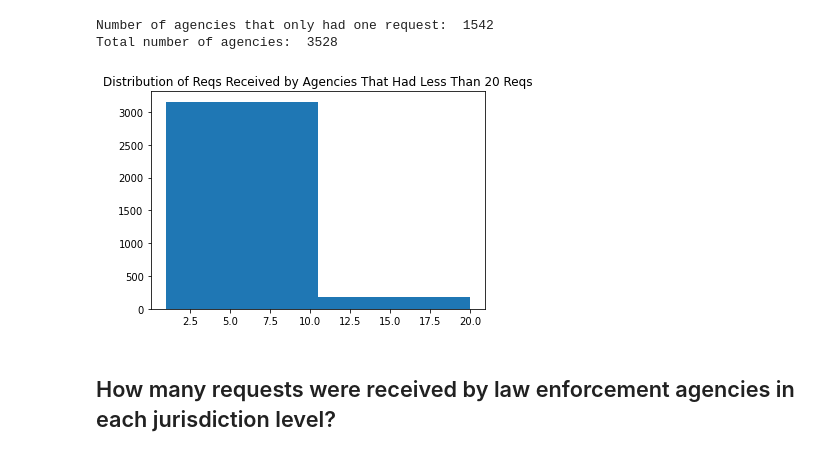
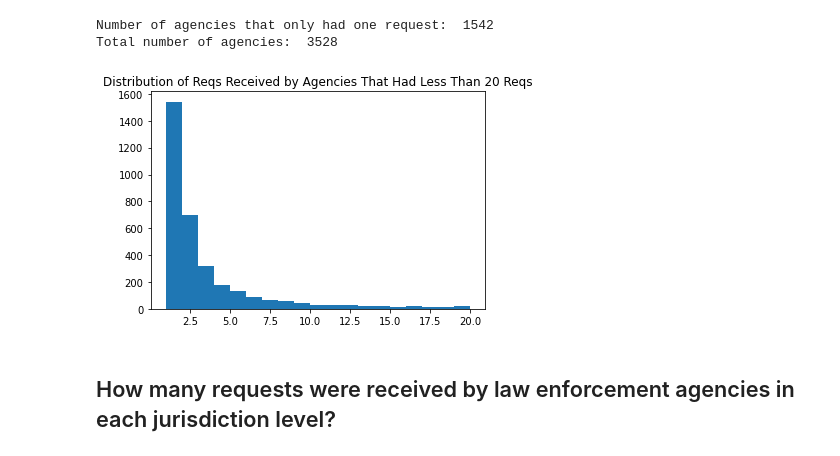
Before and after one commit to emile-66/muckrock_data, a Jupyter notebook: muckrock_requests_analysis.ipynb, the cells around one changed output. Cells and saved outputs as stored; diff of their text form; code cells hidden in the pictures.

```diff
--- a/muckrock_requests_analysis.ipynb
+++ b/muckrock_requests_analysis.ipynb
@@ -71,9 +71,9 @@ Total number of agencies:  3528
 # %%
 less_than20 = by_agency[by_agency['Requests Received'] <= 20]
 plt.title('Distribution of Reqs Received by Agencies That Had Less Than 20 Reqs')
-plt.hist(less_than20['Requests Received'], bins = 2);
+plt.hist(less_than20['Requests Received'], bins = 19);
 # %% [output]
-[figure, old version]
+[figure, new version]
 # %% [markdown]
 ## How many requests were received by law enforcement agencies in each jurisdiction level? ##
 # %%
```
